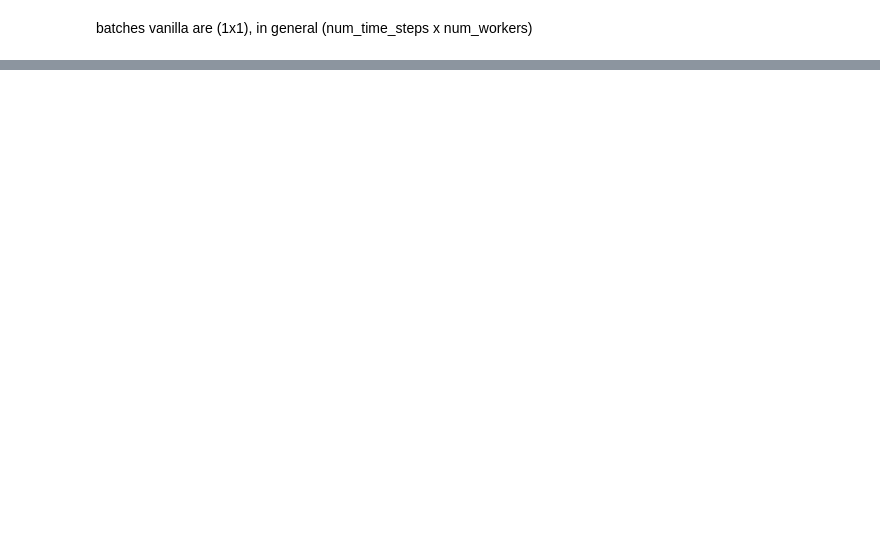
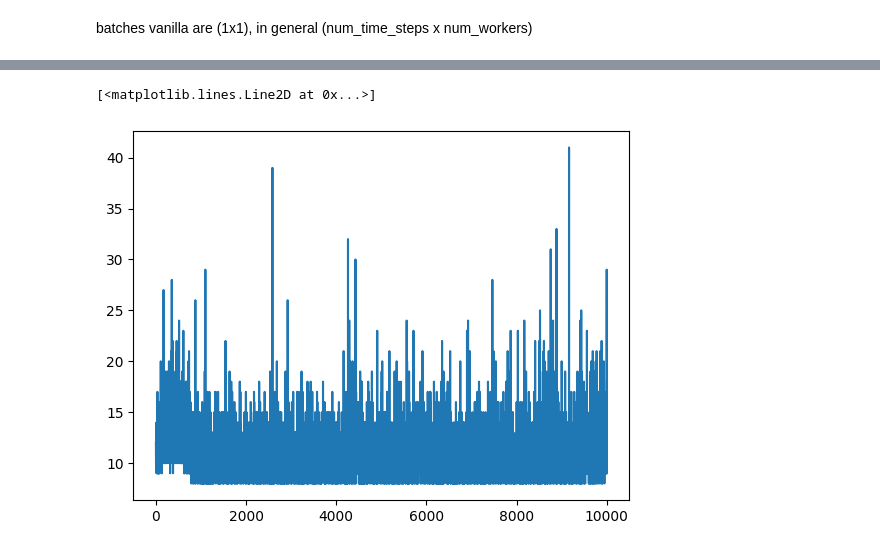
Before and after one commit to alexei-erm/annrl_project, a Jupyter notebook: main.ipynb, the cells around one changed output, grey strips where cells are left out. Drawn from its saved outputs; the diff is of its cells as text; code cells hidden in the pictures; blank space fills up the shorter version.

```diff
--- a/main.ipynb
+++ b/main.ipynb
@@ -121,0 +137,5 @@ batches vanilla are (1x1), in general (num_time_steps x num_workers)
+# %%
+plt.plot(episode_rewards)
+# %% [output]
+[<matplotlib.lines.Line2D at 0x...>]
+[figure, added]
```
Also changed, not shown: parts of 4 cells of this notebook, 3 other files.
